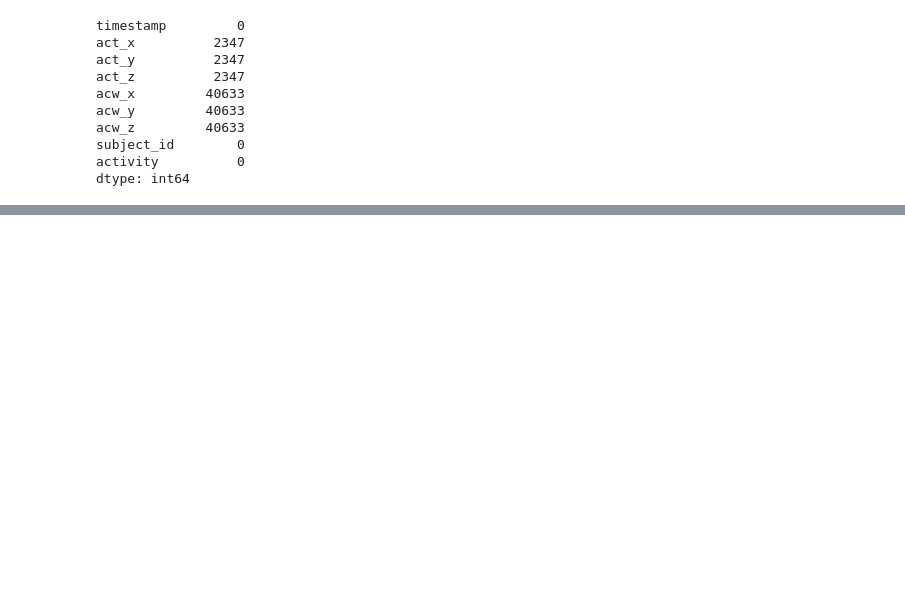
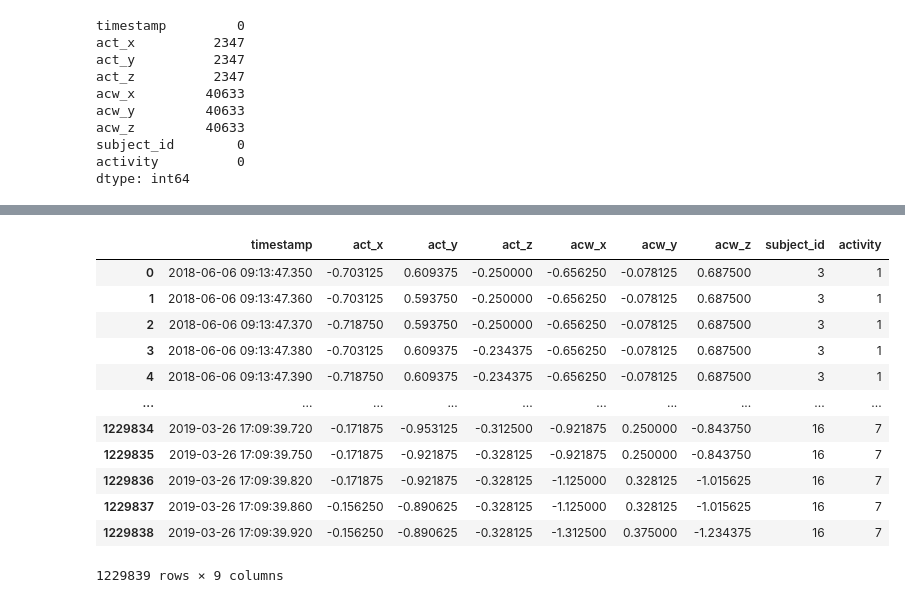
Before and after one commit to saif-mahmud/hierarchical-attention-HAR, a Jupyter notebook: MEx_Data.ipynb, the cells around one changed output, grey strips where cells are left out. Cells and saved outputs as stored; diff of their text form; code cells hidden in the pictures; blank space fills up the shorter version.

```diff
--- a/MEx_Data.ipynb
+++ b/MEx_Data.ipynb
@@ -204,0 +253,26 @@ dtype: int64
+# %%
+def clean_data(df:pd.DataFrame, method='bfill'):
+    clean_df = df.copy().fillna(method=method)
+
+    clean_df = clean_df.sort_values(by='timestamp', ignore_index=True)
+    clean_df = clean_df.dropna() # Remove null value in last row
+
+    return clean_df
+# %%
+clean_mex_data = clean_data(mex_data)
+# %%
+clean_mex_data
+# %% [output]
+|  | timestamp | act_x | act_y | act_z | acw_x | acw_y | acw_z | subject_id | activity |
+| 0 | 2018-06-06 09:13:47.350 | -0.703125 | 0.609375 | -0.250000 | -0.656250 | -0.078125 | 0.687500 | 3 | 1 |
+| 1 | 2018-06-06 09:13:47.360 | -0.703125 | 0.593750 | -0.250000 | -0.656250 | -0.078125 | 0.687500 | 3 | 1 |
+| 2 | 2018-06-06 09:13:47.370 | -0.718750 | 0.593750 | -0.250000 | -0.656250 | -0.078125 | 0.687500 | 3 | 1 |
+| 3 | 2018-06-06 09:13:47.380 | -0.703125 | 0.609375 | -0.234375 | -0.656250 | -0.078125 | 0.687500 | 3 | 1 |
+| 4 | 2018-06-06 09:13:47.390 | -0.718750 | 0.609375 | -0.234375 | -0.656250 | -0.078125 | 0.687500 | 3 | 1 |
+| ... | ... | ... | ... | ... | ... | ... | ... | ... | ... |
+| 1229834 | 2019-03-26 17:09:39.720 | -0.171875 | -0.953125 | -0.312500 | -0.921875 | 0.250000 | -0.843750 | 16 | 7 |
+| 1229835 | 2019-03-26 17:09:39.750 | -0.171875 | -0.921875 | -0.328125 | -0.921875 | 0.250000 | -0.843750 | 16 | 7 |
+| 1229836 | 2019-03-26 17:09:39.820 | -0.171875 | -0.921875 | -0.328125 | -1.125000 | 0.328125 | -1.015625 | 16 | 7 |
+| 1229837 | 2019-03-26 17:09:39.860 | -0.156250 | -0.890625 | -0.328125 | -1.125000 | 0.328125 | -1.015625 | 16 | 7 |
+| 1229838 | 2019-03-26 17:09:39.920 | -0.156250 | -0.890625 | -0.328125 | -1.312500 | 0.375000 | -1.234375 | 16 | 7 |
+1229839 rows × 9 columns
```
Also changed, not shown: parts of 21 cells of this notebook.
